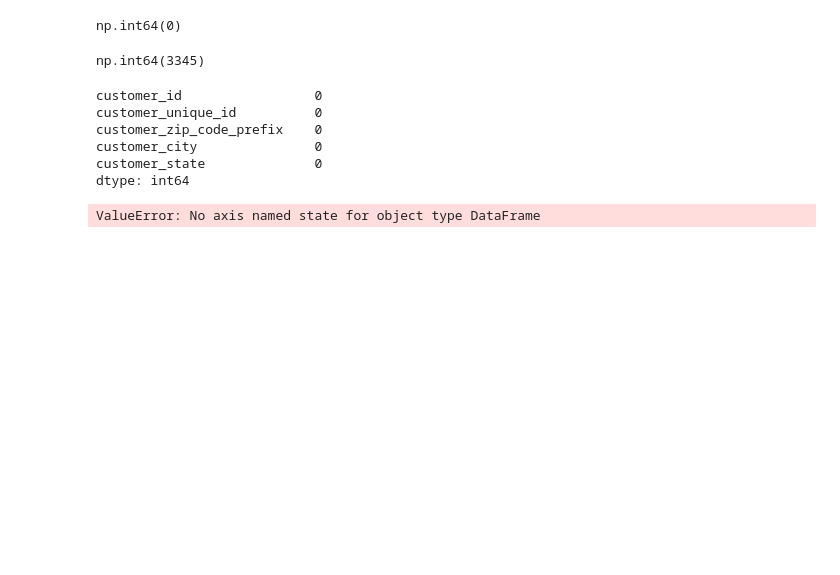
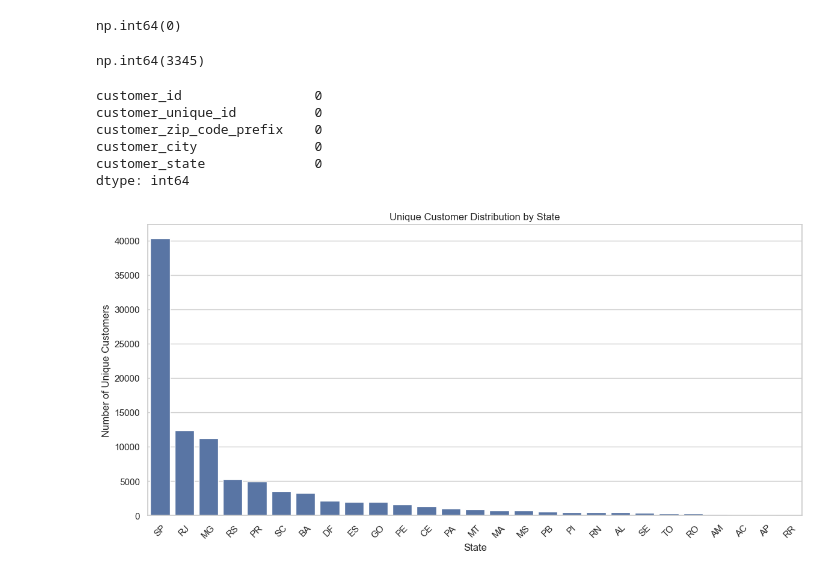
Before and after one commit to Shashank-katare/olist-customer-geography-analysis, a Jupyter notebook: notebooks/olist_visual_analysis.ipynb, the cells around one changed output. Saved outputs shown, nothing was run; the diff lists cells and outputs as text; code cells hidden in the pictures; blank space fills up the shorter version.

Commit message:
Initial customer geography analysis

```diff
--- a/notebooks/olist_visual_analysis.ipynb
+++ b/notebooks/olist_visual_analysis.ipynb
@@ -71,10 +74,24 @@ dtype: int64
 state_customer_count = (
     customer.groupby("customer_state")["customer_unique_id"].nunique().reset_index()
 )
-state_customer_count.count("state","unique_customer_count")
+state_customer_count.columns = ["state", "unique_customer_count"]
 state_customer_count = state_customer_count.sort_values(
     by="unique_customer_count",
     ascending=False
 )
-# %% [output]
-ValueError: No axis named state for object type DataFrame
+# %%
+plt.figure(figsize=(12, 6))
+sns.barplot(
+    data=state_customer_count,
+    x="state",
+    y="unique_customer_count"
+)
+
+plt.title("Unique Customer Distribution by State")
+plt.xlabel("State")
+plt.ylabel("Number of Unique Customers")
+plt.xticks(rotation=45)
+plt.tight_layout()
+plt.show()
+# %% [output]
+[figure, added]
```
Also changed, not shown: parts of 4 cells of this notebook, 2 other files.
